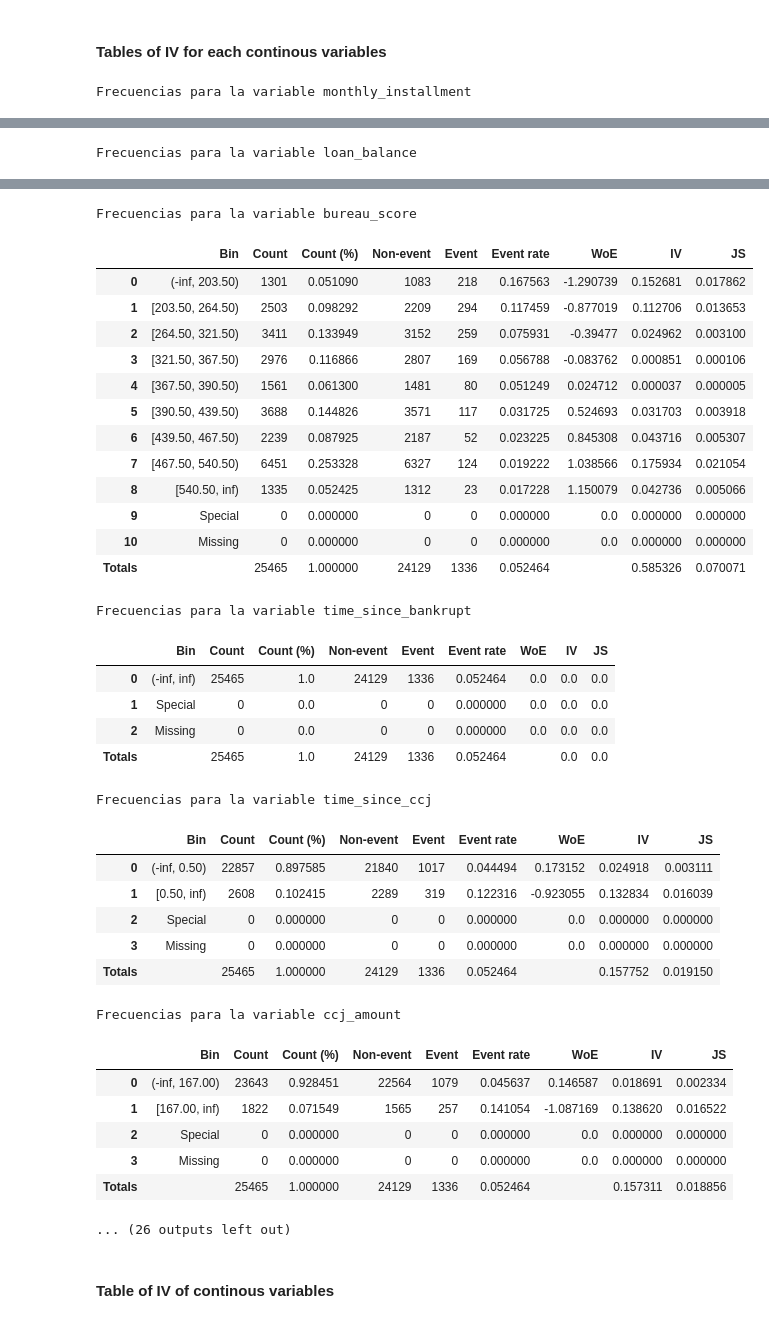
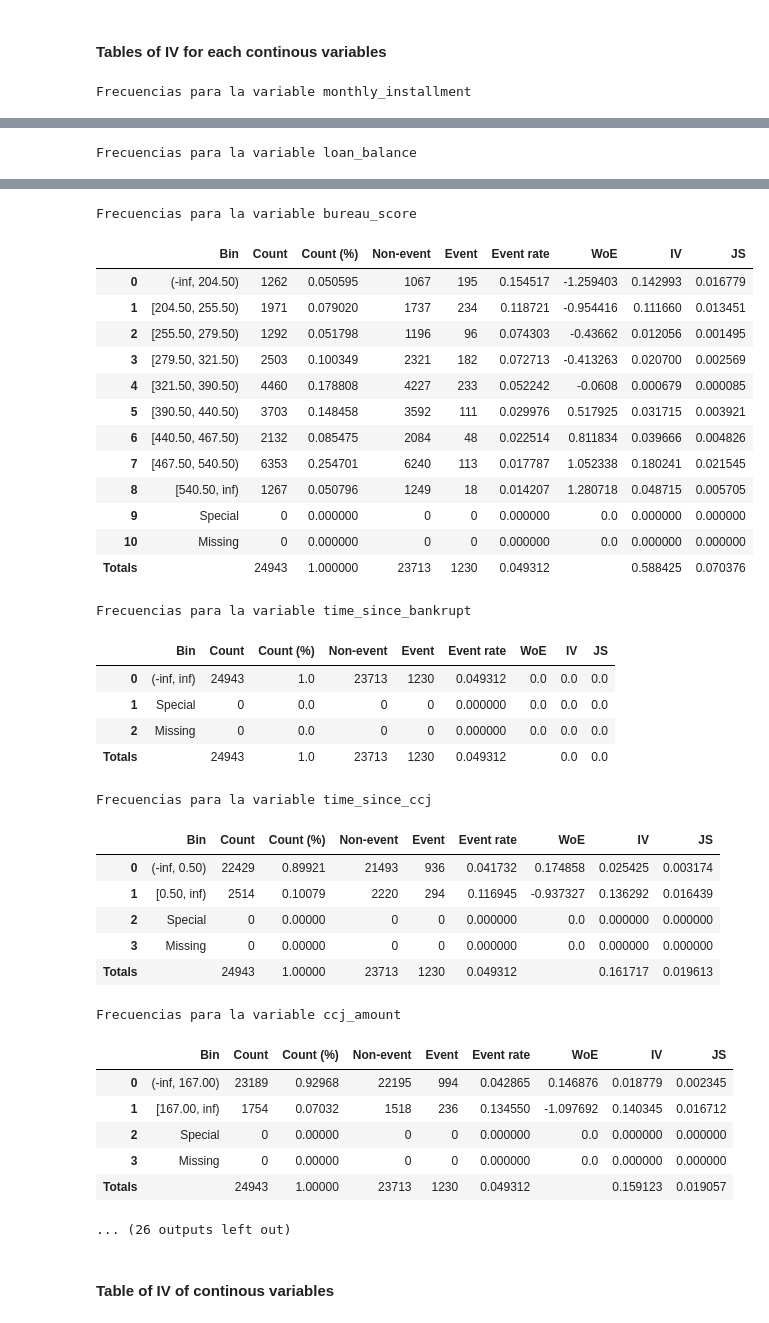
Before and after one commit to danpa26/CredRisk, a Jupyter notebook: one_yr_pd/one_year_pd.ipynb, the cells around one changed output, grey strips where cells are left out. Saved outputs shown, nothing was run; the diff lists cells and outputs as text; code cells hidden in the pictures.

```diff
--- a/one_yr_pd/one_year_pd.ipynb
+++ b/one_yr_pd/one_year_pd.ipynb
@@ -656,8 +688,8 @@ iv_list_con = []
 
 for val in var_con:
 
-    x = df2[val].values
-    y = df2['default_event'].values
+    x = df3[val].values
+    y = df3['default_event'].values
     optb = OptimalBinning(name = val, dtype = 'numerical', solver = 'cp')
     optb.fit(x, y)
     binning_table = optb.binning_table
@@ -669,8 +701,8 @@ iv_vcon_table = []
 
 for val in var_con:
 
-    x = df2[val].values
-    y = df2['default_event'].values
+    x = df3[val].values
+    y = df3['default_event'].values
     optb = OptimalBinning(name = val, dtype = 'numerical', solver = 'cp')
     optb.fit(x, y)
     iv_vcon_table = optb.binning_table.build()
@@ -703,37 +736,37 @@ Frecuencias para la variable loan_balance
 Frecuencias para la variable bureau_score
 |  | Bin | Count | Count (%) | Non-event | Event | Event rate | WoE | IV | JS |
-| 0 | (-inf, 203.50) | 1301 | 0.051090 | 1083 | 218 | 0.167563 | -1.290739 | 0.152681 | 0.017862 |
-| 1 | [203.50, 264.50) | 2503 | 0.098292 | 2209 | 294 | 0.117459 | -0.877019 | 0.112706 | 0.013653 |
-| 2 | [264.50, 321.50) | 3411 | 0.133949 | 3152 | 259 | 0.075931 | -0.39477 | 0.024962 | 0.003100 |
-| 3 | [321.50, 367.50) | 2976 | 0.116866 | 2807 | 169 | 0.056788 | -0.083762 | 0.000851 | 0.000106 |
-| 4 | [367.50, 390.50) | 1561 | 0.061300 | 1481 | 80 | 0.051249 | 0.024712 | 0.000037 | 0.000005 |
-| 5 | [390.50, 439.50) | 3688 | 0.144826 | 3571 | 117 | 0.031725 | 0.524693 | 0.031703 | 0.003918 |
-| 6 | [439.50, 467.50) | 2239 | 0.087925 | 2187 | 52 | 0.023225 | 0.845308 | 0.043716 | 0.005307 |
-| 7 | [467.50, 540.50) | 6451 | 0.253328 | 6327 | 124 | 0.019222 | 1.038566 | 0.175934 | 0.021054 |
-| 8 | [540.50, inf) | 1335 | 0.052425 | 1312 | 23 | 0.017228 | 1.150079 | 0.042736 | 0.005066 |
+| 0 | (-inf, 204.50) | 1262 | 0.050595 | 1067 | 195 | 0.154517 | -1.259403 | 0.142993 | 0.016779 |
+| 1 | [204.50, 255.50) | 1971 | 0.079020 | 1737 | 234 | 0.118721 | -0.954416 | 0.111660 | 0.013451 |
+| 2 | [255.50, 279.50) | 1292 | 0.051798 | 1196 | 96 | 0.074303 | -0.43662 | 0.012056 | 0.001495 |
+| 3 | [279.50, 321.50) | 2503 | 0.100349 | 2321 | 182 | 0.072713 | -0.413263 | 0.020700 | 0.002569 |
+| 4 | [321.50, 390.50) | 4460 | 0.178808 | 4227 | 233 | 0.052242 | -0.0608 | 0.000679 | 0.000085 |
+| 5 | [390.50, 440.50) | 3703 | 0.148458 | 3592 | 111 | 0.029976 | 0.517925 | 0.031715 | 0.003921 |
+| 6 | [440.50, 467.50) | 2132 | 0.085475 | 2084 | 48 | 0.022514 | 0.811834 | 0.039666 | 0.004826 |
+| 7 | [467.50, 540.50) | 6353 | 0.254701 | 6240 | 113 | 0.017787 | 1.052338 | 0.180241 | 0.021545 |
+| 8 | [540.50, inf) | 1267 | 0.050796 | 1249 | 18 | 0.014207 | 1.280718 | 0.048715 | 0.005705 |
 | 9 | Special | 0 | 0.000000 | 0 | 0 | 0.000000 | 0.0 | 0.000000 | 0.000000 |
 | 10 | Missing | 0 | 0.000000 | 0 | 0 | 0.000000 | 0.0 | 0.000000 | 0.000000 |
-| Totals |  | 25465 | 1.000000 | 24129 | 1336 | 0.052464 |  | 0.585326 | 0.070071 |
+| Totals |  | 24943 | 1.000000 | 23713 | 1230 | 0.049312 |  | 0.588425 | 0.070376 |
 Frecuencias para la variable time_since_bankrupt
 |  | Bin | Count | Count (%) | Non-event | Event | Event rate | WoE | IV | JS |
-| 0 | (-inf, inf) | 25465 | 1.0 | 24129 | 1336 | 0.052464 | 0.0 | 0.0 | 0.0 |
+| 0 | (-inf, inf) | 24943 | 1.0 | 23713 | 1230 | 0.049312 | 0.0 | 0.0 | 0.0 |
 | 1 | Special | 0 | 0.0 | 0 | 0 | 0.000000 | 0.0 | 0.0 | 0.0 |
 | 2 | Missing | 0 | 0.0 | 0 | 0 | 0.000000 | 0.0 | 0.0 | 0.0 |
-| Totals |  | 25465 | 1.0 | 24129 | 1336 | 0.052464 |  | 0.0 | 0.0 |
+| Totals |  | 24943 | 1.0 | 23713 | 1230 | 0.049312 |  | 0.0 | 0.0 |
 Frecuencias para la variable time_since_ccj
 |  | Bin | Count | Count (%) | Non-event | Event | Event rate | WoE | IV | JS |
-| 0 | (-inf, 0.50) | 22857 | 0.897585 | 21840 | 1017 | 0.044494 | 0.173152 | 0.024918 | 0.003111 |
-| 1 | [0.50, inf) | 2608 | 0.102415 | 2289 | 319 | 0.122316 | -0.923055 | 0.132834 | 0.016039 |
-| 2 | Special | 0 | 0.000000 | 0 | 0 | 0.000000 | 0.0 | 0.000000 | 0.000000 |
-| 3 | Missing | 0 | 0.000000 | 0 | 0 | 0.000000 | 0.0 | 0.000000 | 0.000000 |
-| Totals |  | 25465 | 1.000000 | 24129 | 1336 | 0.052464 |  | 0.157752 | 0.019150 |
+| 0 | (-inf, 0.50) | 22429 | 0.89921 | 21493 | 936 | 0.041732 | 0.174858 | 0.025425 | 0.003174 |
+| 1 | [0.50, inf) | 2514 | 0.10079 | 2220 | 294 | 0.116945 | -0.937327 | 0.136292 | 0.016439 |
+| 2 | Special | 0 | 0.00000 | 0 | 0 | 0.000000 | 0.0 | 0.000000 | 0.000000 |
+| 3 | Missing | 0 | 0.00000 | 0 | 0 | 0.000000 | 0.0 | 0.000000 | 0.000000 |
+| Totals |  | 24943 | 1.00000 | 23713 | 1230 | 0.049312 |  | 0.161717 | 0.019613 |
 Frecuencias para la variable ccj_amount
 |  | Bin | Count | Count (%) | Non-event | Event | Event rate | WoE | IV | JS |
-| 0 | (-inf, 167.00) | 23643 | 0.928451 | 22564 | 1079 | 0.045637 | 0.146587 | 0.018691 | 0.002334 |
-| 1 | [167.00, inf) | 1822 | 0.071549 | 1565 | 257 | 0.141054 | -1.087169 | 0.138620 | 0.016522 |
-| 2 | Special | 0 | 0.000000 | 0 | 0 | 0.000000 | 0.0 | 0.000000 | 0.000000 |
-| 3 | Missing | 0 | 0.000000 | 0 | 0 | 0.000000 | 0.0 | 0.000000 | 0.000000 |
-| Totals |  | 25465 | 1.000000 | 24129 | 1336 | 0.052464 |  | 0.157311 | 0.018856 |
+| 0 | (-inf, 167.00) | 23189 | 0.92968 | 22195 | 994 | 0.042865 | 0.146876 | 0.018779 | 0.002345 |
+| 1 | [167.00, inf) | 1754 | 0.07032 | 1518 | 236 | 0.134550 | -1.097692 | 0.140345 | 0.016712 |
+| 2 | Special | 0 | 0.00000 | 0 | 0 | 0.000000 | 0.0 | 0.000000 | 0.000000 |
+| 3 | Missing | 0 | 0.00000 | 0 | 0 | 0.000000 | 0.0 | 0.000000 | 0.000000 |
+| Totals |  | 24943 | 1.00000 | 23713 | 1230 | 0.049312 |  | 0.159123 | 0.019057 |
 ... (26 outputs left out)
 # %% [markdown]
 #### Table of IV of continous variables
```
Also changed, not shown: parts of 39 cells of this notebook.
